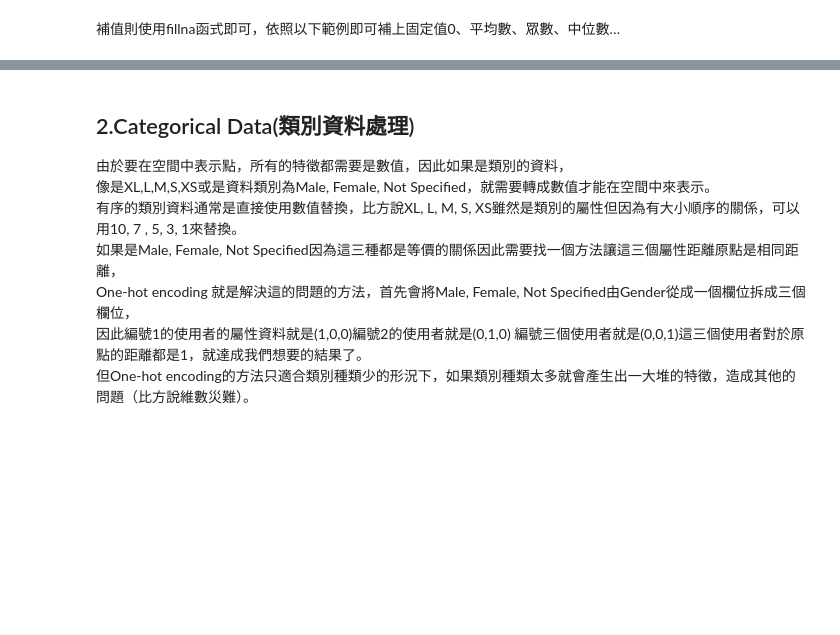
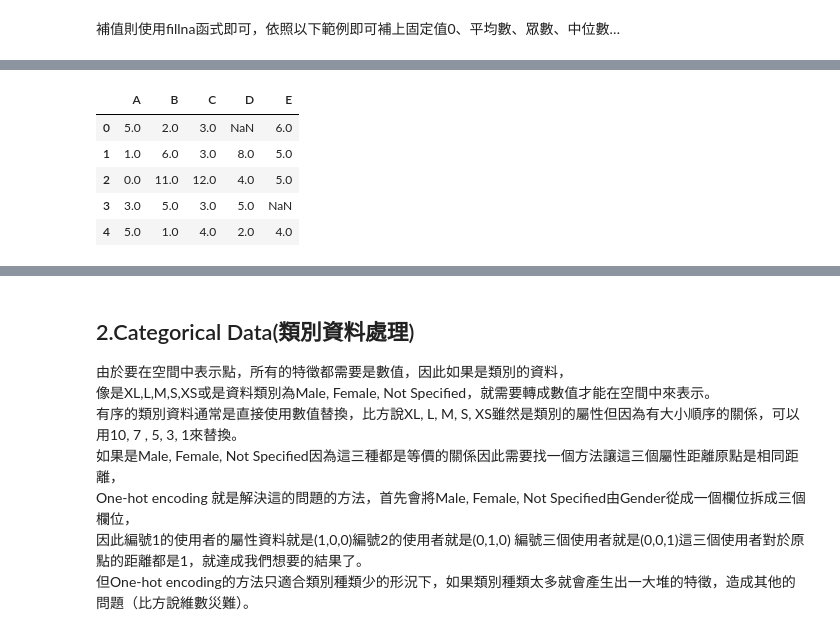
Before and after one commit to Paulwagaligon/IMLP, a Jupyter notebook: Unit03/5_Prepocessing_實戰.ipynb, the cells around one changed output, grey strips where cells are left out. Cells and saved outputs as stored; diff of their text form; code cells hidden in the pictures; blank space fills up the shorter version.

```diff
--- a/Unit03/5_Prepocessing_實戰.ipynb
+++ b/Unit03/5_Prepocessing_實戰.ipynb
@@ -108,0 +88,3 @@ df
+# %%
+df['B'] = df['B'].fillna(df['B'].mean())
+df
@@ -108,0 +98,10 @@ df
+# %%
+df['C'] = df['C'].fillna(df['C'].mode()[0])
+df
+# %% [output]
+|  | A | B | C | D | E |
+| 0 | 5.0 | 2.0 | 3.0 | NaN | 6.0 |
+| 1 | 1.0 | 6.0 | 3.0 | 8.0 | 5.0 |
+| 2 | 0.0 | 11.0 | 12.0 | 4.0 | 5.0 |
+| 3 | 3.0 | 5.0 | 3.0 | 5.0 | NaN |
+| 4 | 5.0 | 1.0 | 4.0 | 2.0 | 4.0 |
```
Also changed, not shown: parts of 27 cells of this notebook.
